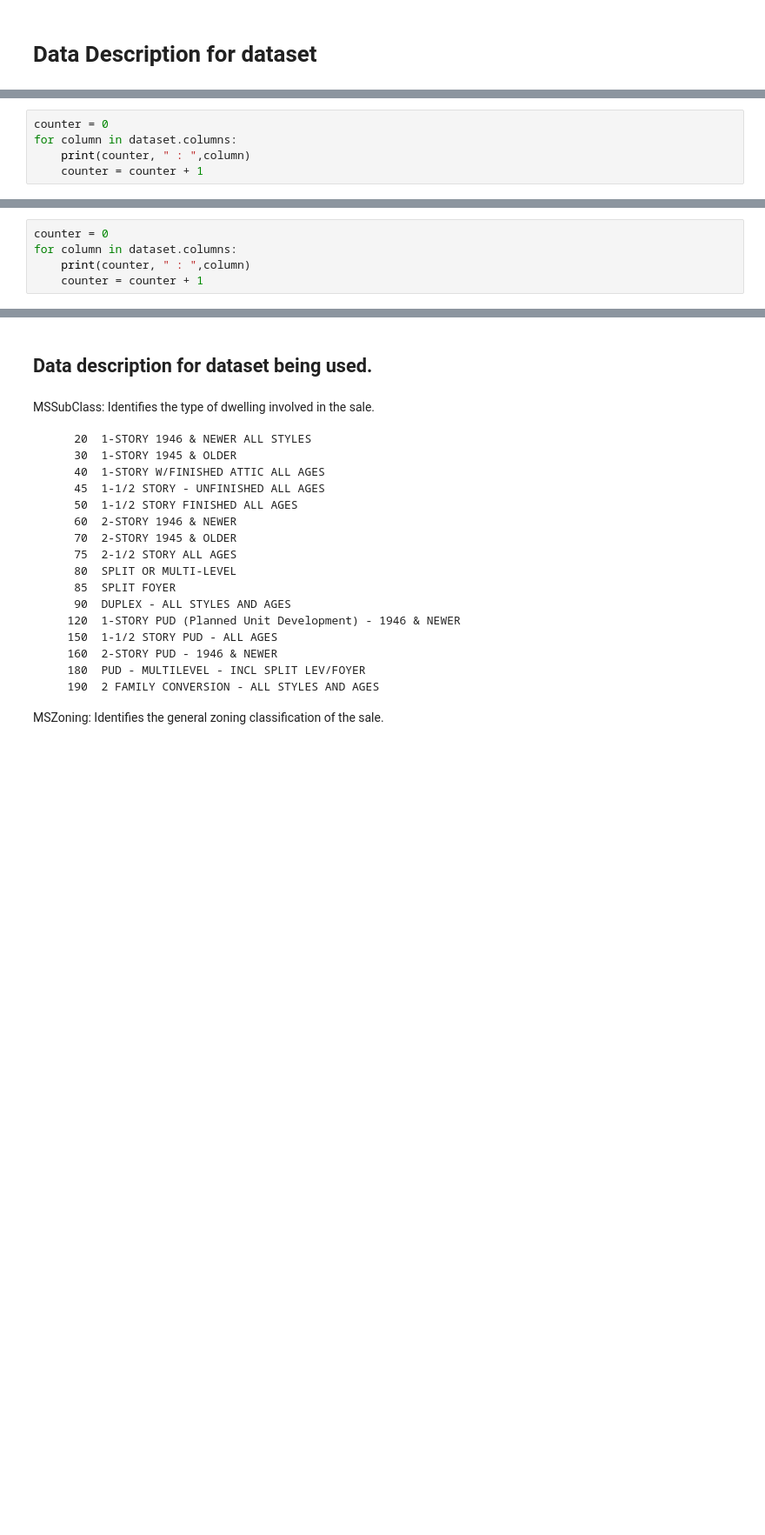
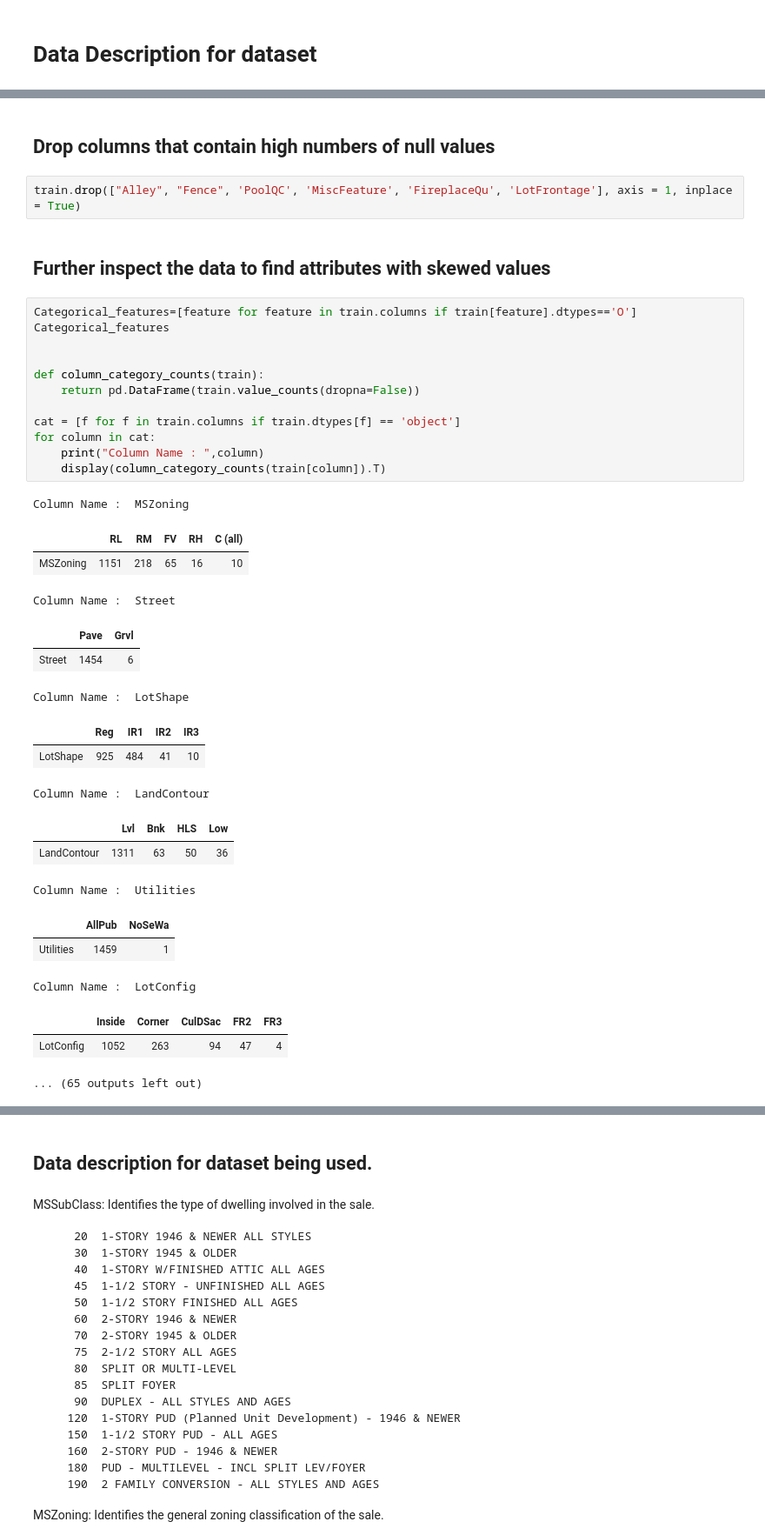
Before and after one commit to andresvii/HousingCostPredictor, a Jupyter notebook: Predictor.ipynb, the cells around one changed output, grey strips where cells are left out. Shown at 87% size. Drawn from its saved outputs; the diff is of its cells as text; blank space fills up the shorter version.

Commit message:
Worked on dataset

```diff
--- a/Predictor.ipynb
+++ b/Predictor.ipynb
@@ -28,5 +17,0 @@ dataset
-# %%
-counter = 0
-for column in dataset.columns:
-    print(counter, " : ",column)
-    counter = counter + 1
@@ -57,5 +17,0 @@ dataset.drop(['LotFrontage', 'Alley', 'LandContour', 'LotConfig', 'LandSlope', '
-# %%
-counter = 0
-for column in dataset.columns:
-    print(counter, " : ",column)
-    counter = counter + 1
@@ -114,0 +52,38 @@ Text(0.5, 1.0, 'OverallQual')
+# %% [markdown]
+## Drop columns that contain high numbers of null values
+# %%
+train.drop(["Alley", "Fence", 'PoolQC', 'MiscFeature', 'FireplaceQu', 'LotFrontage'], axis = 1, inplace = True)
+# %% [markdown]
+## Further inspect the data to find attributes with skewed values
+# %%
+Categorical_features=[feature for feature in train.columns if train[feature].dtypes=='O']
+Categorical_features
+
+
+def column_category_counts(train):
+    return pd.DataFrame(train.value_counts(dropna=False))
+
+cat = [f for f in train.columns if train.dtypes[f] == 'object']
+for column in cat:
+    print("Column Name : ",column)
+    display(column_category_counts(train[column]).T)
+# %% [output]
+Column Name :  MSZoning
+|  | RL | RM | FV | RH | C (all) |
+| MSZoning | 1151 | 218 | 65 | 16 | 10 |
+Column Name :  Street
+|  | Pave | Grvl |
+| Street | 1454 | 6 |
+Column Name :  LotShape
+|  | Reg | IR1 | IR2 | IR3 |
+| LotShape | 925 | 484 | 41 | 10 |
+Column Name :  LandContour
+|  | Lvl | Bnk | HLS | Low |
+| LandContour | 1311 | 63 | 50 | 36 |
+Column Name :  Utilities
+|  | AllPub | NoSeWa |
+| Utilities | 1459 | 1 |
+Column Name :  LotConfig
+|  | Inside | Corner | CulDSac | FR2 | FR3 |
+| LotConfig | 1052 | 263 | 94 | 47 | 4 |
+... (65 outputs left out)
```
Also changed, not shown: parts of 19 cells of this notebook.
